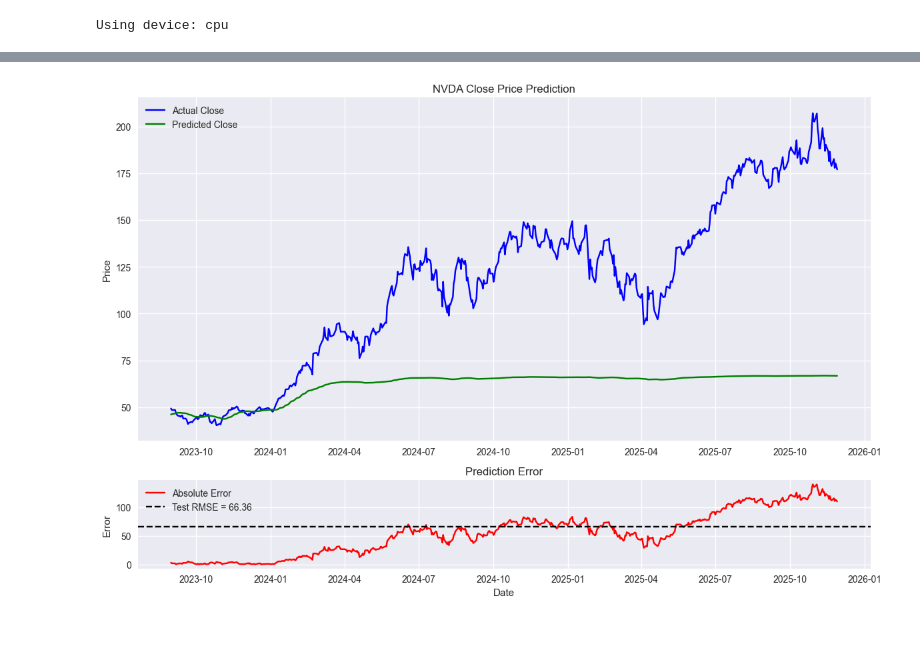
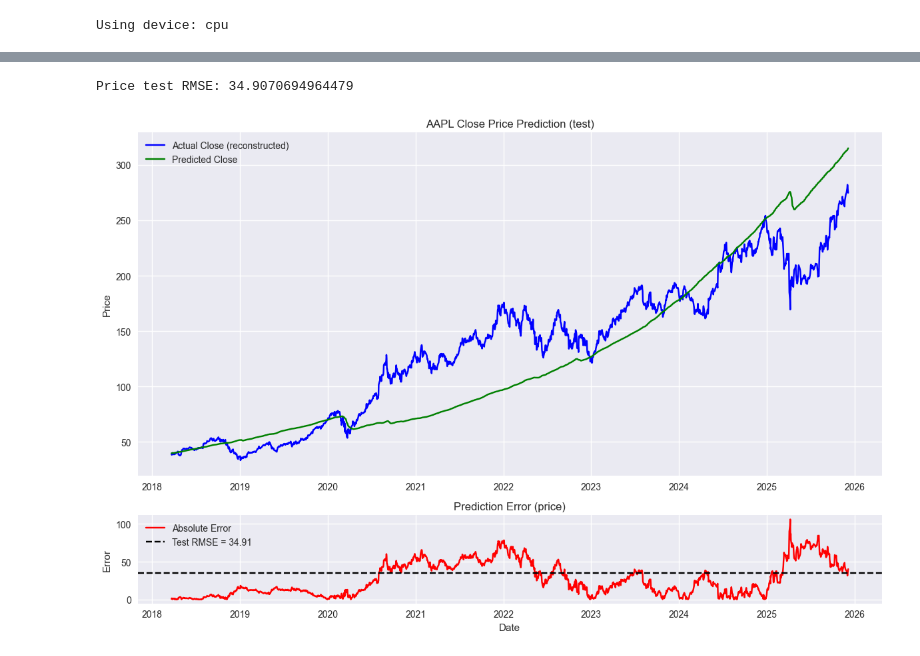
Before and after one commit to yyedige/newalgotrade, a Jupyter notebook: model/lstm.ipynb, the cells around one changed output, grey strips where cells are left out. Saved outputs shown, nothing was run; the diff lists cells and outputs as text; code cells hidden in the pictures.

```diff
--- a/model/lstm.ipynb
+++ b/model/lstm.ipynb
@@ -21,7 +21,7 @@ plt.style.use("seaborn-v0_8")
 # ============================
 # Configuration
 # ============================
-start_date = "2022-05-01"
+start_date = "2000-01-01"
 sequence_length = 30      # number of past days to look at
 train_ratio = 0.7         # 80% train, 20% test
 num_epochs = 200
@@ -332,33 +289,64 @@ Test directional accuracy: 51.72%
 # %%
 # ============================
-# 9. Plot predictions (test)
+# 9. Reconstruct and plot prices (test)
 # ============================
-test_start_index = len(close_prices) - len(y_test_price)
-test_dates = close_prices.index[test_start_index:]
 
+# 1) ensure numeric dtypes
+y_test_true = np.asarray(y_test_true, dtype=float).reshape(-1)
+test_pred   = np.asarray(test_pred,   dtype=float).reshape(-1)
+
+if len(y_test_true) != len(test_pred):
+    raise ValueError(f"len(y_test_true)={len(y_test_true)} != len(test_pred)={len(test_pred)}")
+
+N = len(y_test_true)
+if len(close_prices) < N:
+    raise ValueError(f"close_prices has only {len(close_prices)} rows, but test set has {N}")
+
+# 2) align dates and actual prices to test horizon
+test_dates   = close_prices.index[-N:]
+actual_price = close_prices["Close"].iloc[-N:].values  # shape (N,)
+
+# 3) reconstruct prices from log-returns
+p0 = float(actual_price[0])
+
+cum_true = np.cumsum(y_test_true)
+cum_pred = np.cumsum(test_pred)
+
+y_test_price    = p0 * np.exp(cum_true)
+test_pred_price = p0 * np.exp(cum_pred)
+
+# 4) RMSE in price space
+def rmse(a, b):
+    return np.sqrt(((a - b) ** 2).mean())
+
+test_rmse = rmse(y_test_price, test_pred_price)
+print("Price test RMSE:", test_rmse)
+
+# 5) plot
 fig = plt.figure(figsize=(12, 8))
 gs = fig.add_gridspec(4, 1)
 
 ax1 = fig.add_subplot(gs[:3, 0])
-ax1.plot(test_dates, y_test_price.flatten(), color="blue", label="Actual Close")
-ax1.plot(test_dates, test_pred_price.flatten(), color="green", label="Predicted Close")
-ax1.set_title(f"{ticker} Close Price Prediction")
+ax1.plot(test_dates, y_test_price,    label="Actual Close (reconstructed)", color="blue")
+ax1.plot(test_dates, test_pred_price, label="Predicted Close",             color="green")
+ax1.set_title(f"{ticker} Close Price Prediction (test)")
 ax1.set_ylabel("Price")
 ax1.legend()
 
 ax2 = fig.add_subplot(gs[3, 0], sharex=ax1)
-abs_error = np.abs(y_test_price - test_pred_price).flatten()
-ax2.plot(test_dates, abs_error, color="red", label="Absolute Error")
+abs_err = np.abs(y_test_price - test_pred_price)
+ax2.plot(test_dates, abs_err, color="red", label="Absolute Error")
 ax2.axhline(test_rmse, color="black", linestyle="--",
             label=f"Test RMSE = {test_rmse:.2f}")
 ax2.set_xlabel("Date")
 ax2.set_ylabel("Error")
-ax2.set_title("Prediction Error")
+ax2.set_title("Prediction Error (price)")
 ax2.legend()
 
 plt.tight_layout()
 plt.show()
 # %% [output]
+Price test RMSE: 34.9070694964479
-[figure, old version]
+[figure, new version]
 # %%
 # ============================
```
Also changed, not shown: parts of 8 cells of this notebook, 6 other files.
